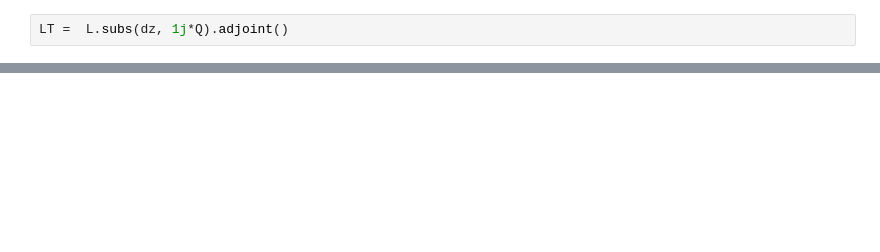
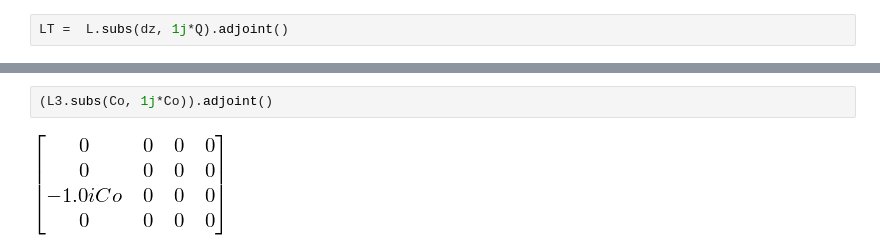
Before and after one commit to jsoishi/weakly_nonlinear_mri, a Jupyter notebook: python/adjoint solution.ipynb, the cells around one changed output, grey strips where cells are left out. Drawn from its saved outputs; the diff is of its cells as text; blank space fills up the shorter version.

```diff
--- a/python/adjoint solution.ipynb
+++ b/python/adjoint solution.ipynb
@@ -436,0 +434,4 @@ L1
+# %%
+(L3.subs(Co, 1j*Co)).adjoint()
+# %% [output]
+[figure, added]
```
Also changed, not shown: parts of 57 cells of this notebook, 3 other files.
